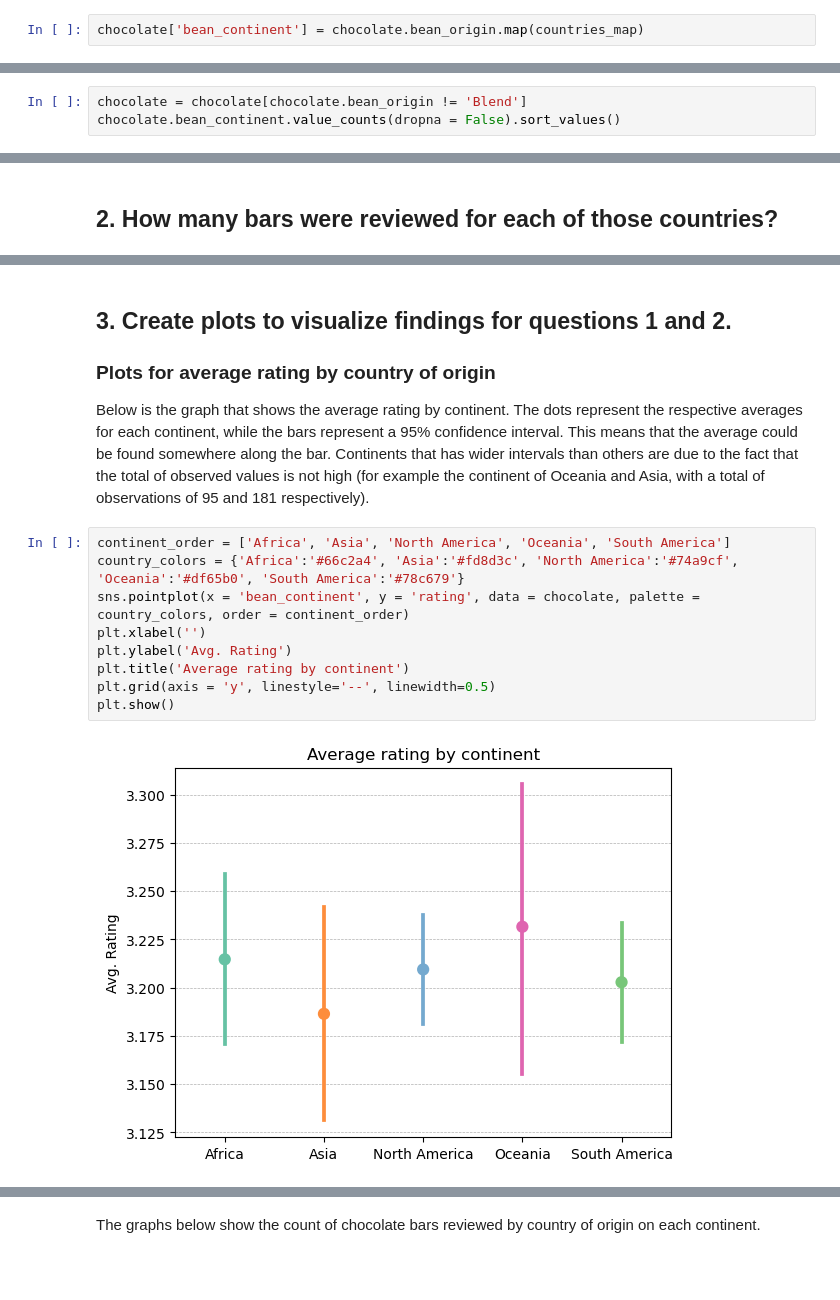
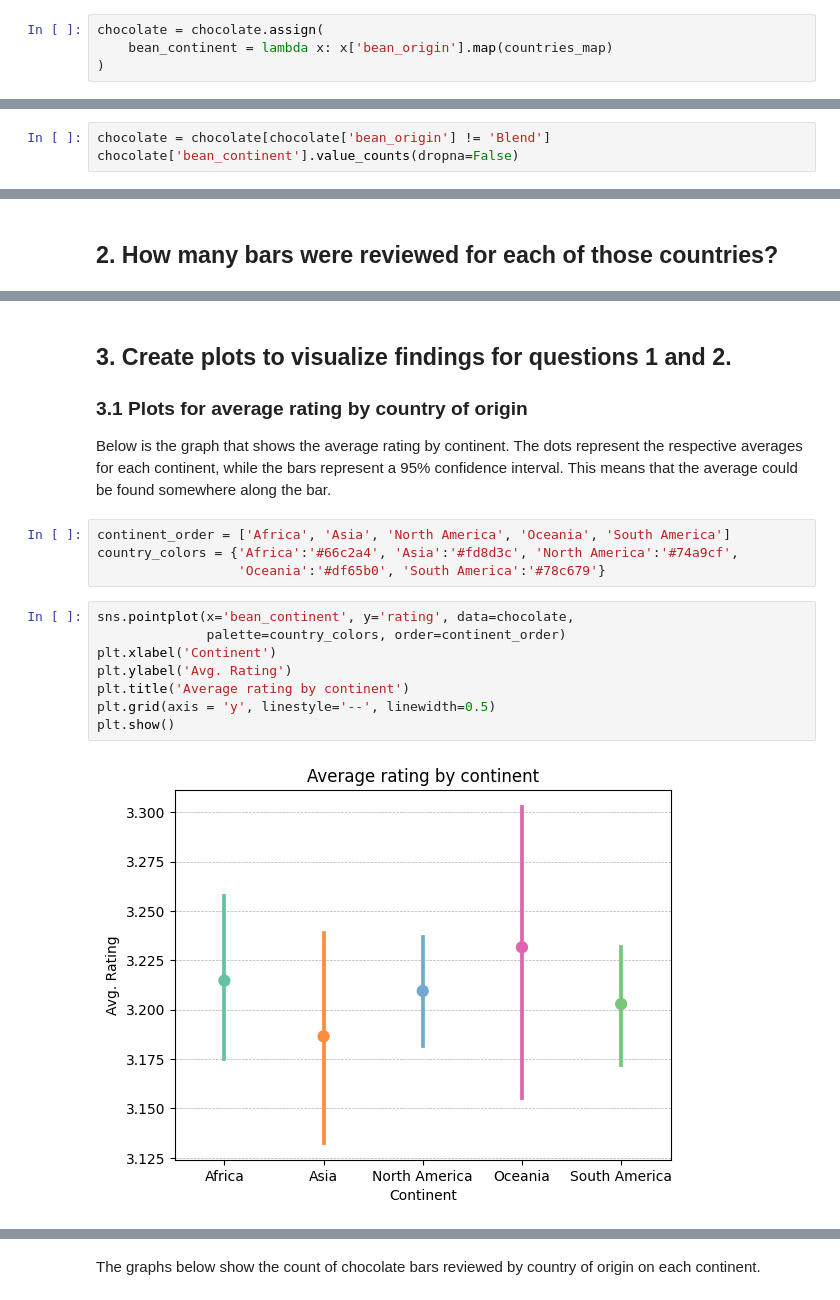
Before and after one commit to edolivasan/datacamp_competition_finding_the_best_chocolate_bars, a Jupyter notebook: finding_the_best_chocolate_bars_analysis.ipynb, the cells around one changed output, grey strips where cells are left out. Cells and saved outputs as stored; diff of their text form; blank space fills up the shorter version.

```diff
--- a/finding_the_best_chocolate_bars_analysis.ipynb
+++ b/finding_the_best_chocolate_bars_analysis.ipynb
@@ -166,6 +172,8 @@ countries_map = {country: continent
                  for country in countries}
-# %%
-chocolate['bean_continent'] = chocolate.bean_origin.map(countries_map)
+# %%
+chocolate = chocolate.assign(
+    bean_continent = lambda x: x['bean_origin'].map(countries_map)
+)
 # %% [markdown]
 After segmenting the countries of origin by continent, it can be seen that there are 156 observations that could not be classified. Let's find out which country or countries could not be classified.
 # %%
@@ -189,6 +197,6 @@ Name: bean_origin, dtype: int64
 # %% [markdown]
 All countries of origin are correctly segmented. Note that we now have a total of 2374 observations.
 # %%
-chocolate = chocolate[chocolate.bean_origin != 'Blend']
-chocolate.bean_continent.value_counts(dropna = False).sort_values()
+chocolate = chocolate[chocolate['bean_origin'] != 'Blend']
+chocolate['bean_continent'].value_counts(dropna=False)
 # %% [output]
@@ -443,18 +440,21 @@ bean_south_america_count.sort_values('Count Review', ascending = False)
 # %% [markdown]
 ## 3. Create plots to visualize findings for questions 1 and 2.
 
-### Plots for average rating by country of origin
+### 3.1 Plots for average rating by country of origin
 
-Below is the graph that shows the average rating by continent. The dots represent the respective averages for each continent, while the bars represent a 95% confidence interval. This means that the average could be found somewhere along the bar. Continents that has wider intervals than others are due to the fact that the total of observed values is not high (for example the continent of Oceania and Asia, with a total of observations of 95 and 181 respectively).
+Below is the graph that shows the average rating by continent. The dots represent the respective averages for each continent, while the bars represent a 95% confidence interval. This means that the average could be found somewhere along the bar.
+# %%
+continent_order = ['Africa', 'Asia', 'North America', 'Oceania', 'South America']
+country_colors = {'Africa':'#66c2a4', 'Asia':'#fd8d3c', 'North America':'#74a9cf',
+                  'Oceania':'#df65b0', 'South America':'#78c679'}
 # %%
-continent_order = ['Africa', 'Asia', 'North America', 'Oceania', 'South America']
-country_colors = {'Africa':'#66c2a4', 'Asia':'#fd8d3c', 'North America':'#74a9cf', 'Oceania':'#df65b0', 'South America':'#78c679'}
-sns.pointplot(x = 'bean_continent', y = 'rating', data = chocolate, palette = country_colors, order = continent_order)
-plt.xlabel('')
+sns.pointplot(x='bean_continent', y='rating', data=chocolate,
+              palette=country_colors, order=continent_order)
+plt.xlabel('Continent')
 plt.ylabel('Avg. Rating')
 plt.title('Average rating by continent')
 plt.grid(axis = 'y', linestyle='--', linewidth=0.5)
 plt.show()
 # %% [output]
-[figure, old version]
+[figure, new version]
 # %% [markdown]
```
Also changed, not shown: parts of 76 cells of this notebook.
